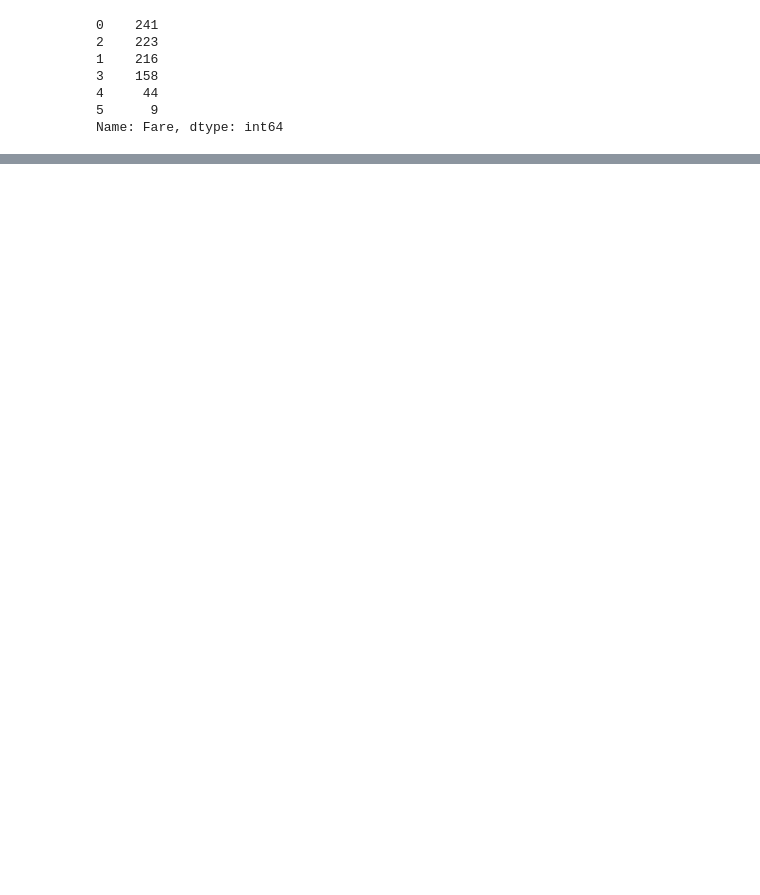
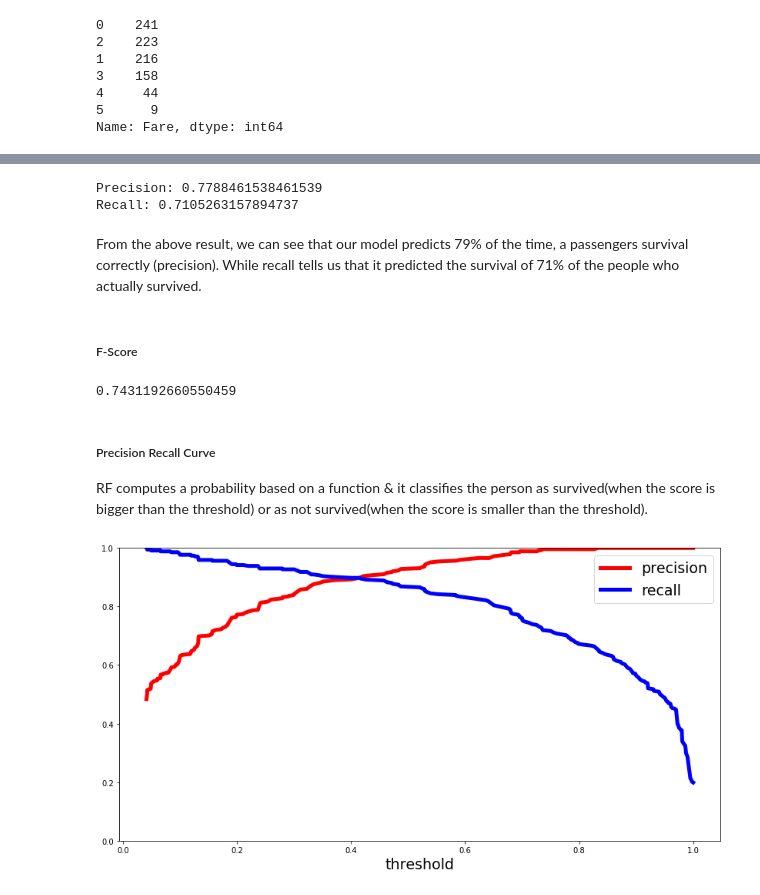
Before and after one commit to jjjohn1994/Kaggle_Titanic_Dataset_Analysis, a Jupyter notebook: Predicting_Survival_Of_Titanic_Passengers.ipynb, the cells around one changed output, grey strips where cells are left out. Drawn from its saved outputs; the diff is of its cells as text; code cells hidden in the pictures; blank space fills up the shorter version.

```diff
--- a/Predicting_Survival_Of_Titanic_Passengers.ipynb
+++ b/Predicting_Survival_Of_Titanic_Passengers.ipynb
@@ -381,0 +604,41 @@ train_df.head(10)
+# %%
+from sklearn.metrics import precision_score, recall_score
+
+print("Precision:", precision_score(Y_train, predictions))
+print("Recall:", recall_score(Y_train, predictions))
+# %% [output]
+Precision: 0.7788461538461539
+Recall: 0.7105263157894737
+# %% [markdown]
+From the above result, we can see that our model predicts 79% of the time, a passengers survival correctly (precision). While recall tells us that it predicted the survival of 71% of the people who actually survived.
+# %% [markdown]
+##### F-Score
+# %%
+from sklearn.metrics import f1_score
+f1_score(Y_train, predictions)
+# %% [output]
+0.7431192660550459
+# %% [markdown]
+##### Precision Recall Curve
+RF computes a probability based on a function & it classifies the person as survived(when the score is bigger than the threshold) or as not survived(when the score is smaller than the threshold).
+# %%
+from sklearn.metrics import precision_recall_curve
+
+# Getting the probabilities of our predictions
+y_scores = model_rf.predict_proba(X_train)
+y_scores = y_scores[:,1]
+
+precision, recall, threshold = precision_recall_curve(Y_train, y_scores)
+
+def plot_precision_and_recall(precision, recall, threshold):
+    plt.plot(threshold, precision[:-1], "r-", label="precision", linewidth=5)
+    plt.plot(threshold, recall[:-1], "b", label="recall", linewidth=5)
+    plt.xlabel("threshold", fontsize=19)
+    plt.legend(loc="upper right", fontsize=19)
+    plt.ylim([0, 1])
+
+plt.figure(figsize=(14, 7))
+plot_precision_and_recall(precision, recall, threshold)
+plt.show()
+# %% [output]
+[figure, added]
```
Also changed, not shown: parts of 55 cells of this notebook.
